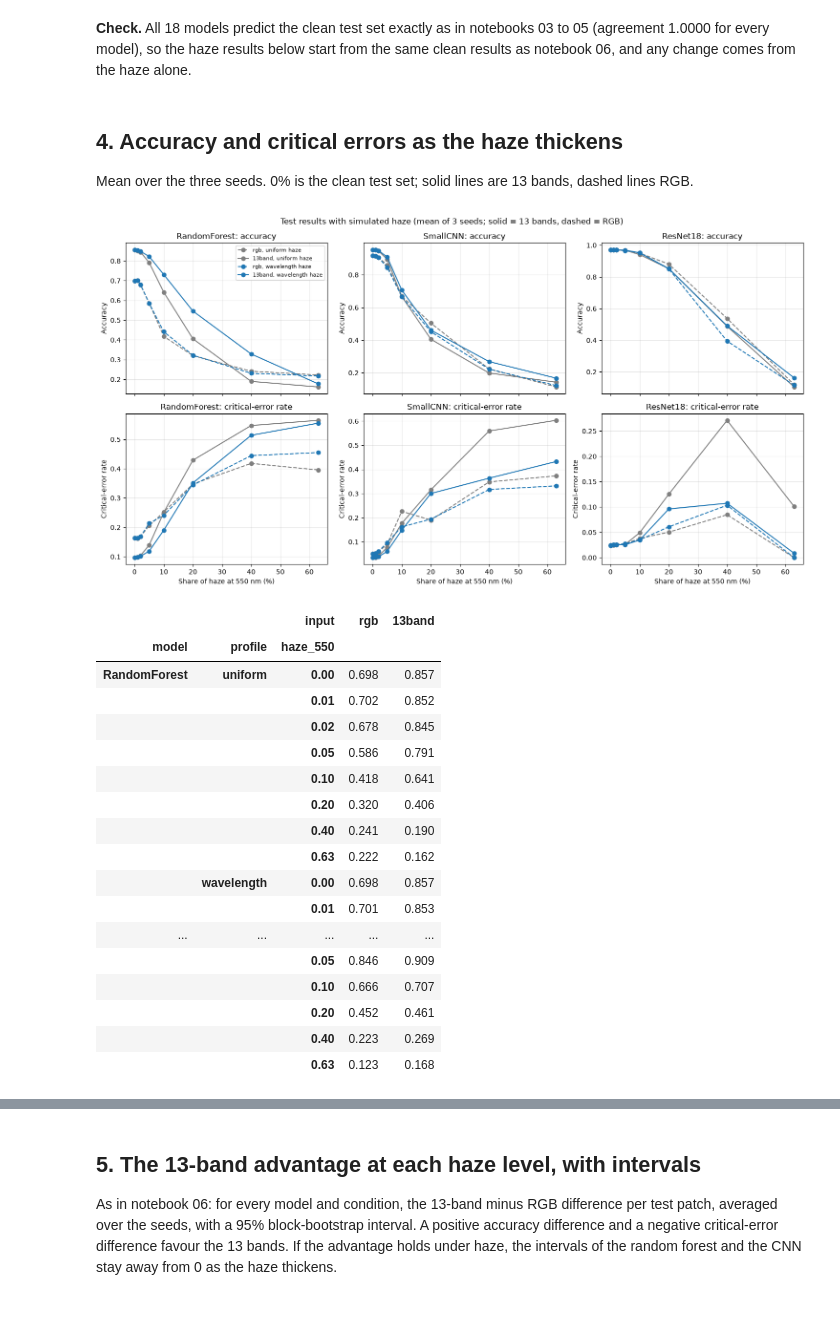
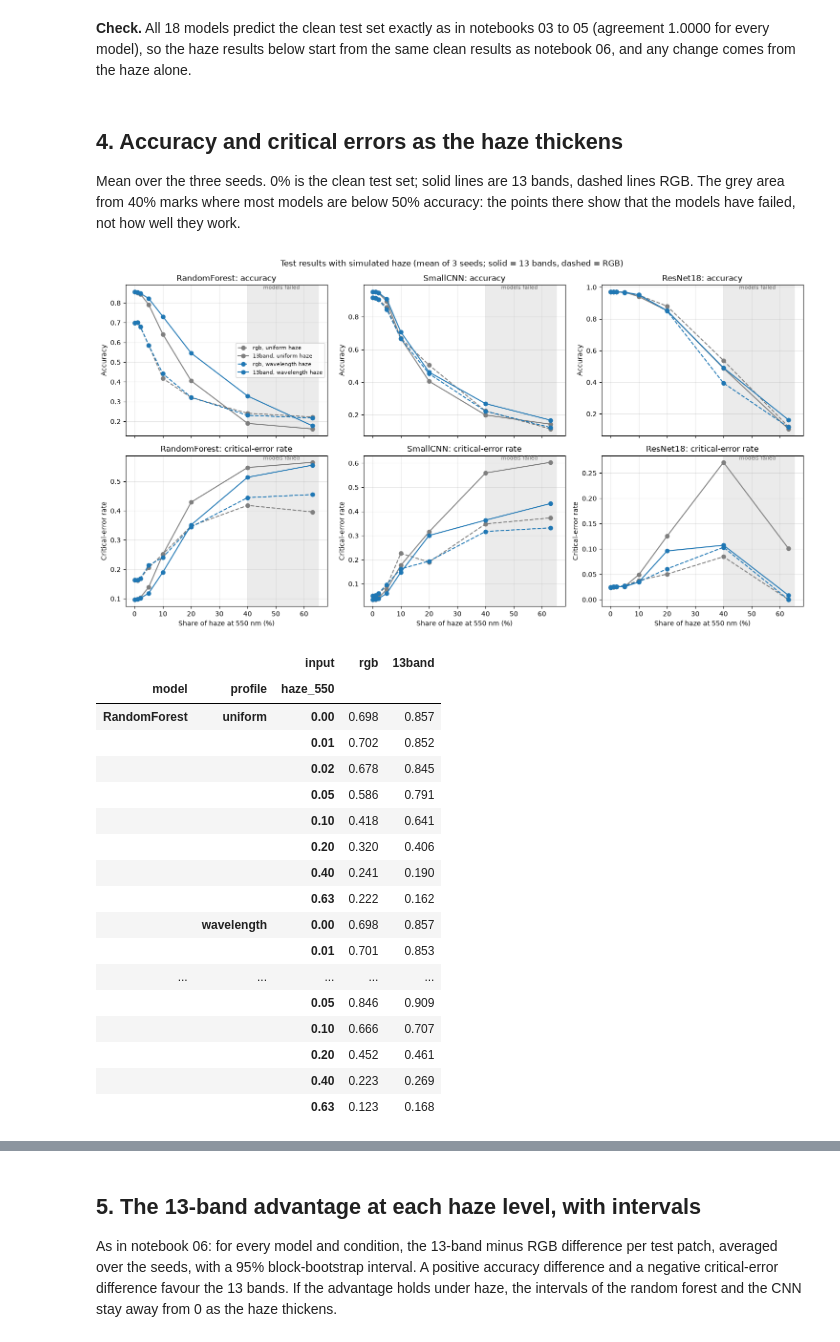
Before and after one commit to estellearnander/piece_of_crop, a Jupyter notebook: notebooks/07_haze.ipynb, the cells around one changed output, grey strips where cells are left out. Saved outputs shown, nothing was run; the diff lists cells and outputs as text; code cells hidden in the pictures; blank space fills up the shorter version.

Commit message:
Notebook 07 -> failed region marked, interval note, human review under haze

```diff
--- a/notebooks/07_haze.ipynb
+++ b/notebooks/07_haze.ipynb
@@ -196,36 +197,42 @@ ResNet18 13band seed 2: clean agreement 1.0000, 256 s
 # %% [markdown]
 ## 4. Accuracy and critical errors as the haze thickens
 
-Mean over the three seeds. 0% is the clean test set; solid lines are 13 bands, dashed lines RGB.
+Mean over the three seeds. 0% is the clean test set; solid lines are 13 bands, dashed lines RGB. The grey area from 40% marks where most models are below 50% accuracy: the points there show that the models have failed, not how well they work.
 # %%
+# read the saved results, so this cell can run without section 3
+haze_runs = pd.read_csv(results_dir / "haze_runs.csv")
+
 # clean results count for both profiles
 clean_rows = haze_runs[haze_runs["profile"].eq("none")]
 curves = pd.concat([haze_runs[~haze_runs["profile"].eq("none")]] + [clean_rows.assign(profile=p) for p in PROFILES])
 means = curves.groupby(["model", "input", "profile", "haze_550"])[["accuracy", "critical_error_rate"]].mean().reset_index()
 
 fig, axes = plt.subplots(2, len(MODELS), figsize=(15, 8), sharex=True)
 colours = {"uniform": "tab:grey", "wavelength": "tab:blue"}
 for col, model_name in enumerate(MODELS):
     for row, (measure, label) in enumerate((("accuracy", "Accuracy"), ("critical_error_rate", "Critical-error rate"))):
         ax = axes[row, col]
         for profile in PROFILES:
             for input_type in INPUTS:
                 line = means[(means["model"] == model_name) & (means["profile"] == profile) & (means["input"] == input_type)]
                 ax.plot(line["haze_550"] * 100, line[measure], marker="o", color=colours[profile],
                         ls="-" if input_type == "13band" else "--", label=f"{input_type}, {profile} haze")
         ax.set(title=f"{model_name}: {label.lower()}", ylabel=label)
         ax.grid(alpha=0.3)
+        # from 40% haze most models are below 50% accuracy, so these points are not usable results
+        ax.axvspan(40, 65, color="0.92", zorder=0)
+        ax.text(52, ax.get_ylim()[1], "models failed", ha="center", va="top", fontsize=8, color="0.4")
         if row == 1:
             ax.set_xlabel("Share of haze at 550 nm (%)")
 axes[0, 0].legend(fontsize=8)
 fig.suptitle("Test results with simulated haze (mean of 3 seeds; solid = 13 bands, dashed = RGB)")
 fig.tight_layout()
 fig.savefig(figures_dir / "haze_curves.png", dpi=150, bbox_inches="tight")
 plt.show()
 
 display(means.pivot_table(index=["model", "profile", "haze_550"], columns="input", values="accuracy", sort=False)[list(INPUTS)].round(3))
 # %% [output]
-[figure, old version]
+[figure, new version]
 |  |  | input | rgb | 13band |
 | model | profile | haze_550 |  |  |
 | RandomForest | uniform | 0.00 | 0.698 | 0.857 |
```
Also changed, not shown: parts of 9 cells of this notebook, 7 other files.
